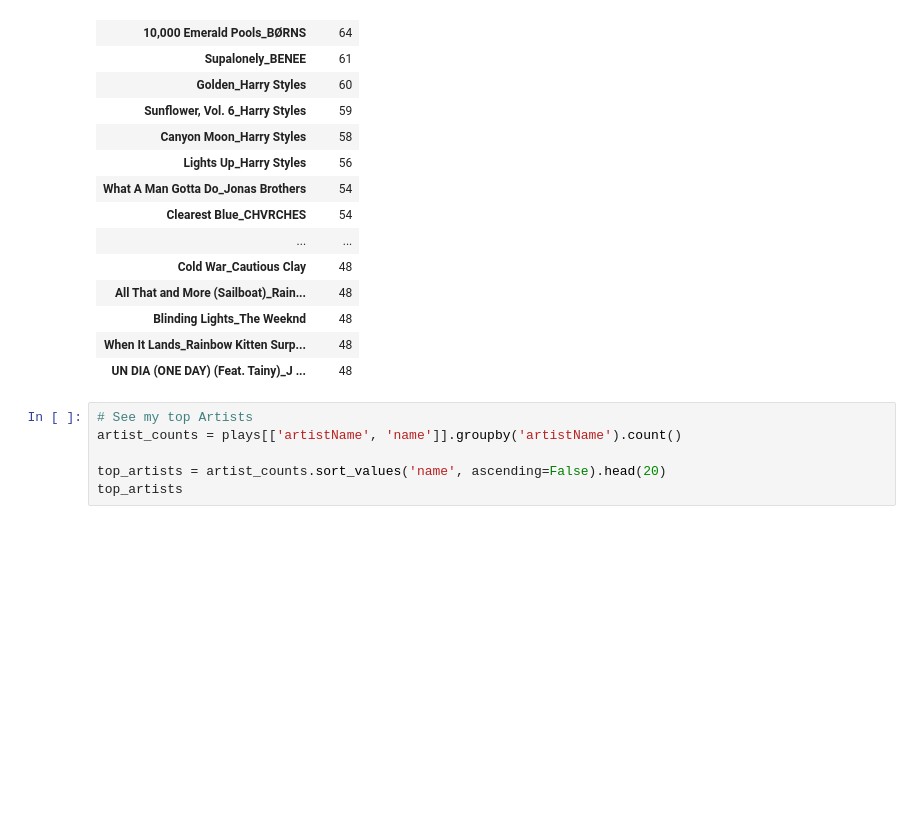
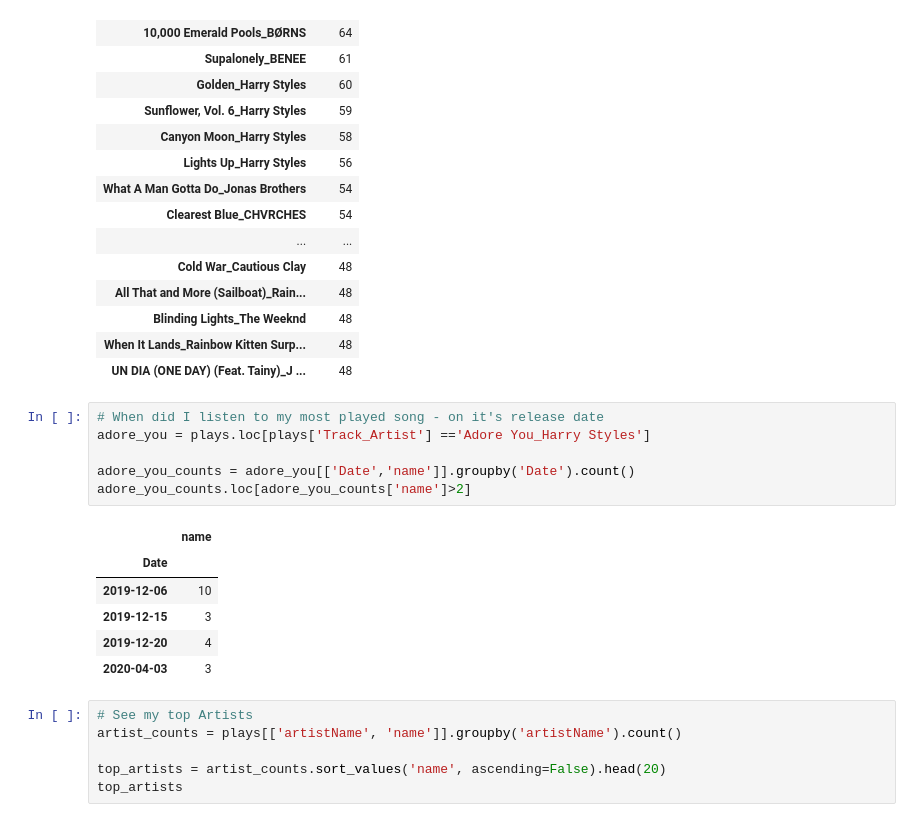
Before and after one commit to anniesidd/Spotify_Wrapped_Redo, a Jupyter notebook: Spotify_Wrapped_Redo.ipynb, the cells around one changed output. Cells and saved outputs as stored; diff of their text form; blank space fills up the shorter version.

```diff
--- a/Spotify_Wrapped_Redo.ipynb
+++ b/Spotify_Wrapped_Redo.ipynb
@@ -92,6 +82,19 @@ top_songs
 | Blinding Lights_The Weeknd | 48 |
 | When It Lands_Rainbow Kitten Surp... | 48 |
 | UN DIA (ONE DAY) (Feat. Tainy)_J ... | 48 |
+# %%
+# When did I listen to my most played song - on it's release date
+adore_you = plays.loc[plays['Track_Artist'] =='Adore You_Harry Styles']
+
+adore_you_counts = adore_you[['Date','name']].groupby('Date').count()
+adore_you_counts.loc[adore_you_counts['name']>2]
+# %% [output]
+|  | name |
+| Date |  |
+| 2019-12-06 | 10 |
+| 2019-12-15 | 3 |
+| 2019-12-20 | 4 |
+| 2020-04-03 | 3 |
 # %%
 # See my top Artists
 artist_counts = plays[['artistName', 'name']].groupby('artistName').count()
```
Also changed, not shown: parts of 3 cells of this notebook.
